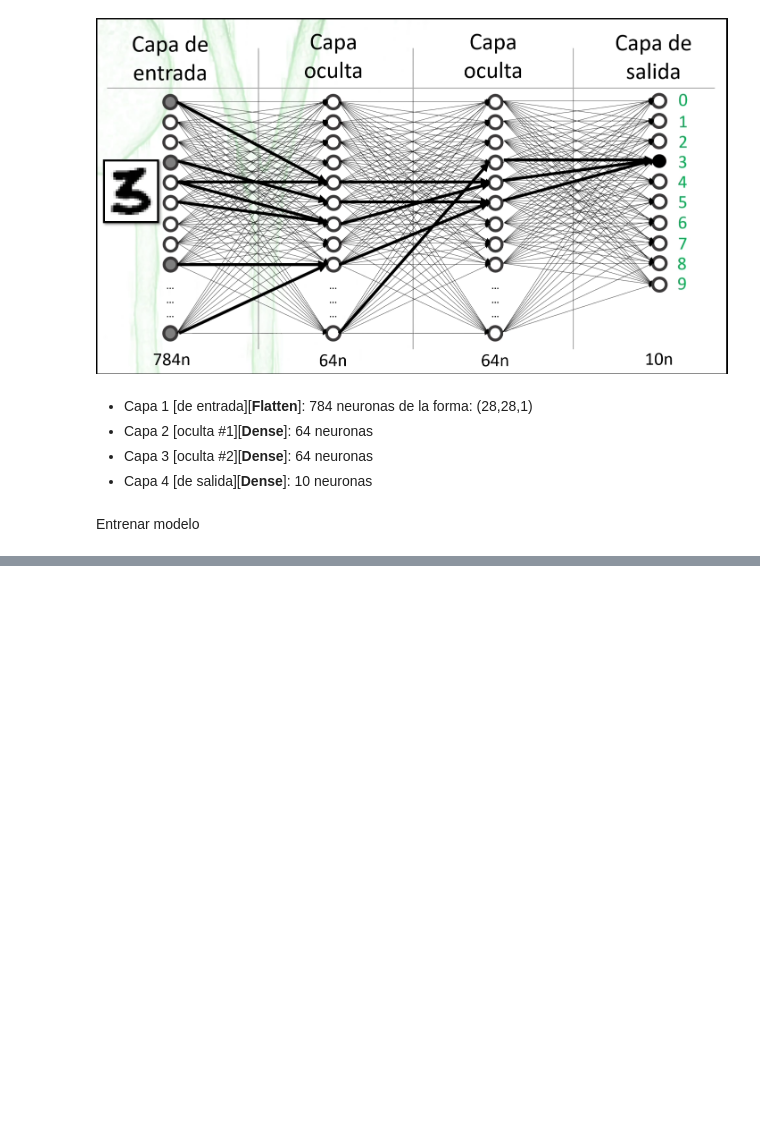
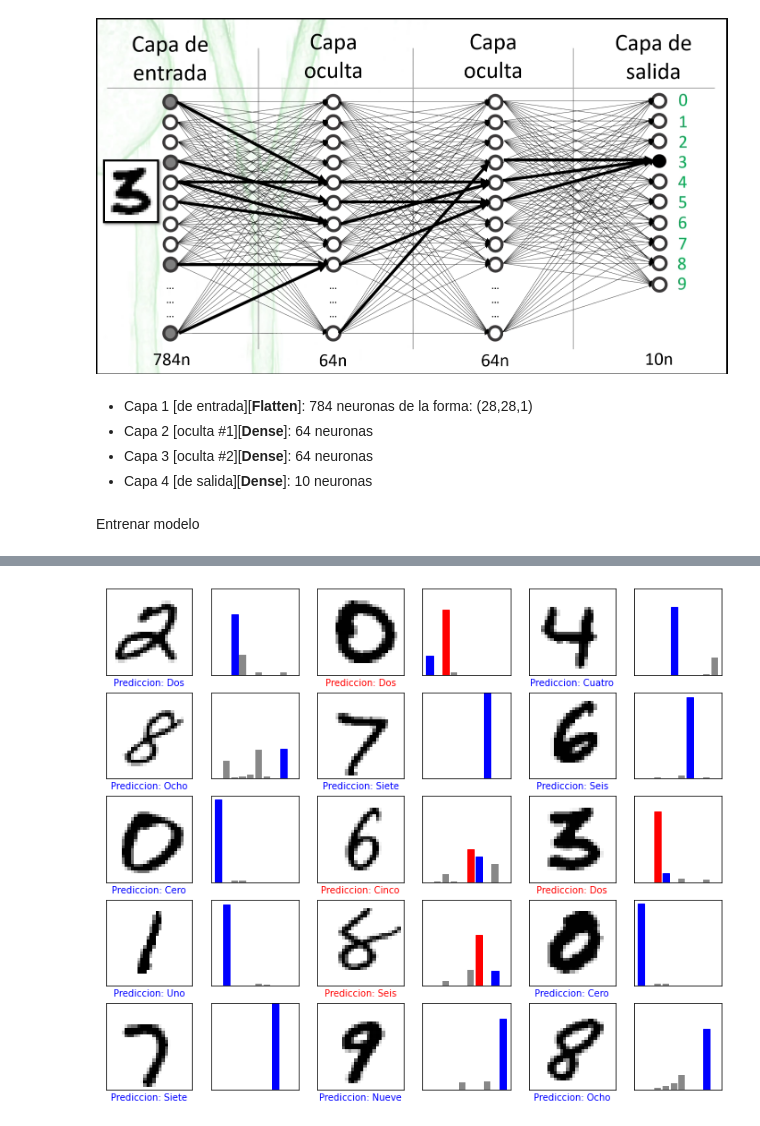
Before and after one commit to dsrojo10/Learning_AI, a Jupyter notebook: ejemplo2/red_neuronal1.ipynb, the cells around one changed output, grey strips where cells are left out. Saved outputs shown, nothing was run; the diff lists cells and outputs as text; code cells hidden in the pictures; blank space fills up the shorter version.

```diff
--- a/ejemplo2/red_neuronal1.ipynb
+++ b/ejemplo2/red_neuronal1.ipynb
@@ -159,0 +160,7 @@ plt.show()
+# %%
+# indicar las funciones a utilizar
+model.compile(
+	optimizer='adam',
+	loss='sparse_categorical_crossentropy',
+	metrics=['accuracy']
+)
@@ -159,0 +169,11 @@ plt.show()
+# %%
+# aprendizaje por lotes de 32 cada lote
+BATCHSIZE = 32
+train_dataset = train_dataset.repeat().shuffle(num_train_examples).batch(BATCHSIZE)
+test_dataset = test_dataset.batch(BATCHSIZE)
+
+#Realizar el aprendizaje
+model.fit(
+	train_dataset, epochs=5,
+	steps_per_epoch=math.ceil(num_train_examples/BATCHSIZE) #No sera necesario pronto
+)
@@ -159,0 +202,49 @@ plt.show()
+# %%
+# ver resultados de forma grafica
+
+for test_images, test_labels in test_dataset.take(1):
+	test_images = test_images.numpy()
+	test_labels = test_labels.numpy()
+	predictions = model.predict(test_images)
+
+def plot_image(i, predictions_array, true_labels, images):
+	predictions_array, true_label, img = predictions_array[i], true_labels[i], images[i]
+	plt.grid(False)
+	plt.xticks([])
+	plt.yticks([])
+
+	plt.imshow(img[...,0], cmap=plt.cm.binary)
+
+	predicted_label = np.argmax(predictions_array)
+	if predicted_label == true_label:
+		color = 'blue'
+	else:
+		color = 'red'
+
+	plt.xlabel("Prediccion: {}".format(class_names[predicted_label]), color=color)
+
+def plot_value_array(i, predictions_array, true_label):
+	predictions_array, true_label = predictions_array[i], true_label[i]
+	plt.grid(False)
+	plt.xticks([])
+	plt.yticks([])
+	thisplot = plt.bar(range(10), predictions_array, color="#888888")
+	plt.ylim([0,1])
+	predicted_label = np.argmax(predictions_array)
+
+	thisplot[predicted_label].set_color('red')
+	thisplot[true_label].set_color('blue')
+
+numrows=5
+numcols=3
+numimages = numrows*numcols
+
+plt.figure(figsize=(2*2*numcols, 2*numrows))
+for i in range(numimages):
+	plt.subplot(numrows, 2*numcols, 2*i+1)
+	plot_image(i, predictions, test_labels, test_images)
+	plt.subplot(numrows, 2*numcols, 2*i+2)
+	plot_value_array(i, predictions, test_labels)
+
+plt.show()
+# %% [output]
@@ -159,0 +252 @@ plt.show()
+[figure, added]
```
Also changed, not shown: parts of 12 cells of this notebook.
